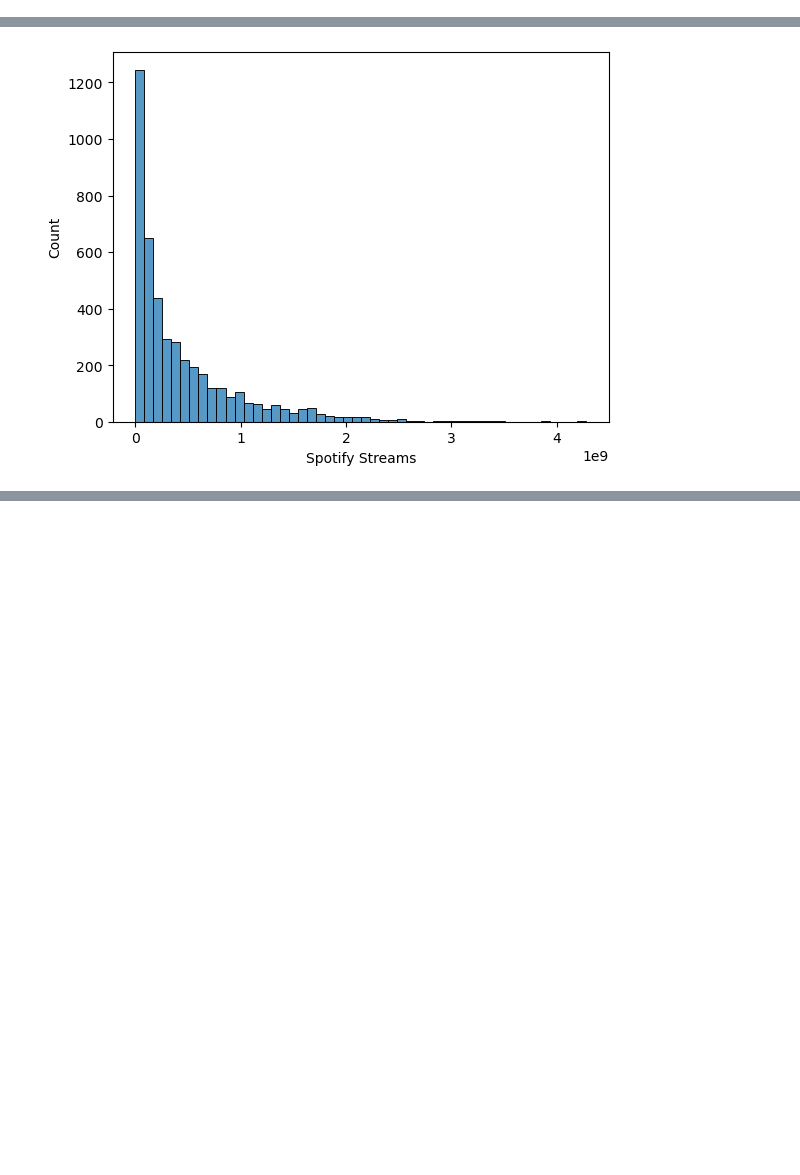
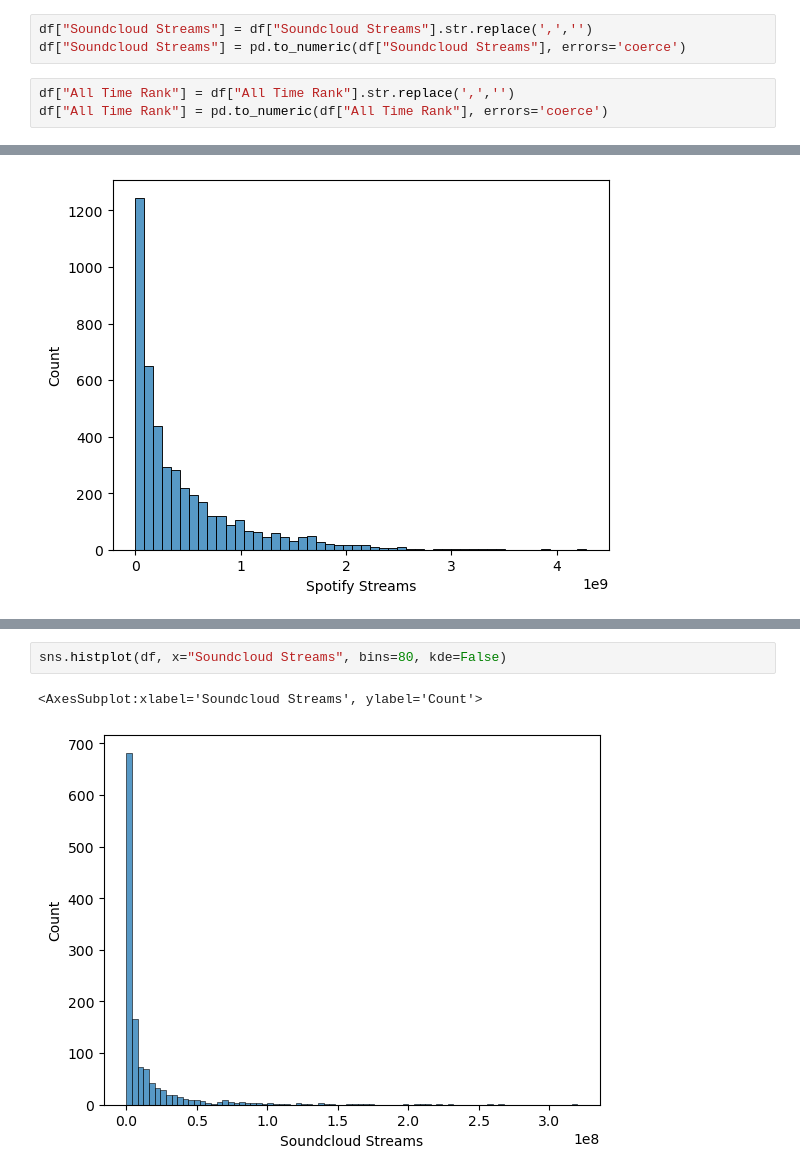
Before and after one commit to CrunchySweet/AI, a Jupyter notebook: Semester1/Spotify/Spotify2024.ipynb, the cells around one changed output, grey strips where cells are left out. Cells and saved outputs as stored; diff of their text form; blank space fills up the shorter version.

```diff
--- a/Semester1/Spotify/Spotify2024.ipynb
+++ b/Semester1/Spotify/Spotify2024.ipynb
@@ -32,3 +32,9 @@ df["Spotify Streams"] = pd.to_numeric(df["Spotify Streams"], errors='coerce')
+# %%
+df["Soundcloud Streams"] = df["Soundcloud Streams"].str.replace(',','')
+df["Soundcloud Streams"] = pd.to_numeric(df["Soundcloud Streams"], errors='coerce')
+# %%
+df["All Time Rank"] = df["All Time Rank"].str.replace(',','')
+df["All Time Rank"] = pd.to_numeric(df["All Time Rank"], errors='coerce')
 # %%
 df.info()
 # %% [output]
@@ -143,0 +150,5 @@ sns.histplot(df, x="Shazam Counts", bins=80, kde=False)
+# %%
+sns.histplot(df, x="Soundcloud Streams", bins=80, kde=False)
+# %% [output]
+<AxesSubplot:xlabel='Soundcloud Streams', ylabel='Count'>
+[figure, added]
```
Also changed, not shown: parts of 7 cells of this notebook.
